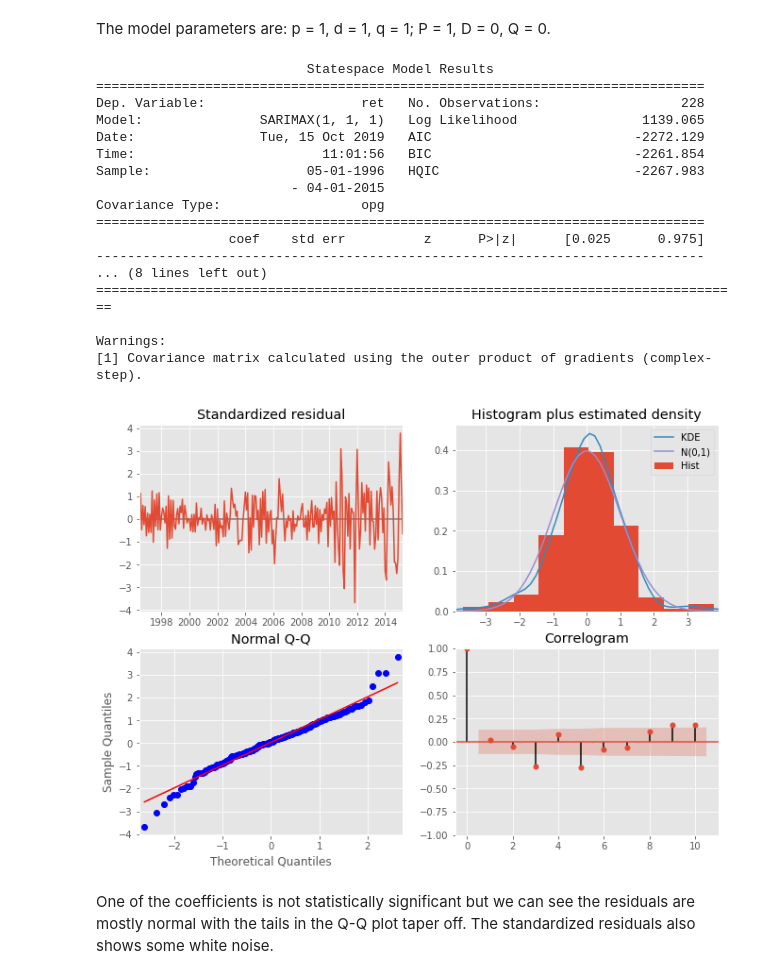
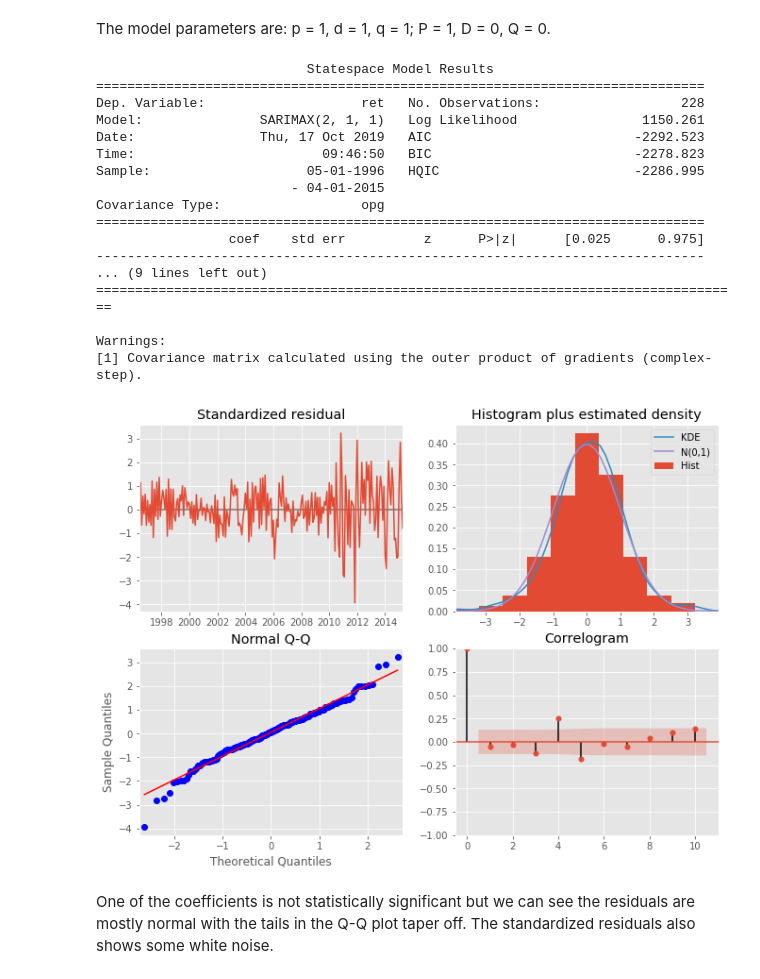
Before and after one commit to callRoko/dsc-mod-4-project-online-ds-pt-041519, a Jupyter notebook: student.ipynb, the cells around one changed output. Saved outputs shown, nothing was run; the diff lists cells and outputs as text; code cells hidden in the pictures.

Commit message:
edited parts of model

```diff
--- a/student.ipynb
+++ b/student.ipynb
@@ -328,5 +328,7 @@ time
 # %%
 for i in range(5):
     dfs_ts[i].value.plot(label=dfs_ts[i].RegionName[0], figsize=(15,6))
+    plt.title('Housing Prices for Selected Zip Codes')
+    plt.ylabel('Housing Prices ($)')
     plt.legend()
 # %% [output]
@@ -944,28 +830,28 @@ ARIMA (1, 1, 1) x (0, 0, 1, 12)12 : AIC Calculated =-2390.5638472226997
 The model parameters are: p = 1, d = 1, q = 1; P = 1, D = 0, Q = 0.
 # %%
 # fit SARIMA model
-pdq = (1,1,1)
-pdqs = (0,0,0,12)
+pdq = (2,1,1)
+pdqs = (1,0,1,12)
 train, test, results = model_fit(TS_78758, pdq=pdq, pdqs=pdqs)
 # %% [output]
                            Statespace Model Results
 ==============================================================================
 Dep. Variable:                    ret   No. Observations:                  228
-Model:               SARIMAX(1, 1, 1)   Log Likelihood                1139.065
-Date:                Tue, 15 Oct 2019   AIC                          -2272.129
-Time:                        11:01:56   BIC                          -2261.854
-Sample:                    05-01-1996   HQIC                         -2267.983
+Model:               SARIMAX(2, 1, 1)   Log Likelihood                1150.261
+Date:                Thu, 17 Oct 2019   AIC                          -2292.523
+Time:                        09:46:50   BIC                          -2278.823
+Sample:                    05-01-1996   HQIC                         -2286.995
                          - 04-01-2015
 Covariance Type:                  opg
 ==============================================================================
                  coef    std err          z      P>|z|      [0.025      0.975]
 ------------------------------------------------------------------------------
-... (8 lines left out)
+... (9 lines left out)
 ===================================================================================
 
 Warnings:
 [1] Covariance matrix calculated using the outer product of gradients (complex-step).
-[figure, old version]
+[figure, new version]
 # %% [markdown]
 One of the coefficients is not statistically significant but we can see the residuals are mostly normal with the tails in the Q-Q plot taper off. The standardized residuals also shows some white noise.
 # %%
```
Also changed, not shown: parts of 27 cells of this notebook.
